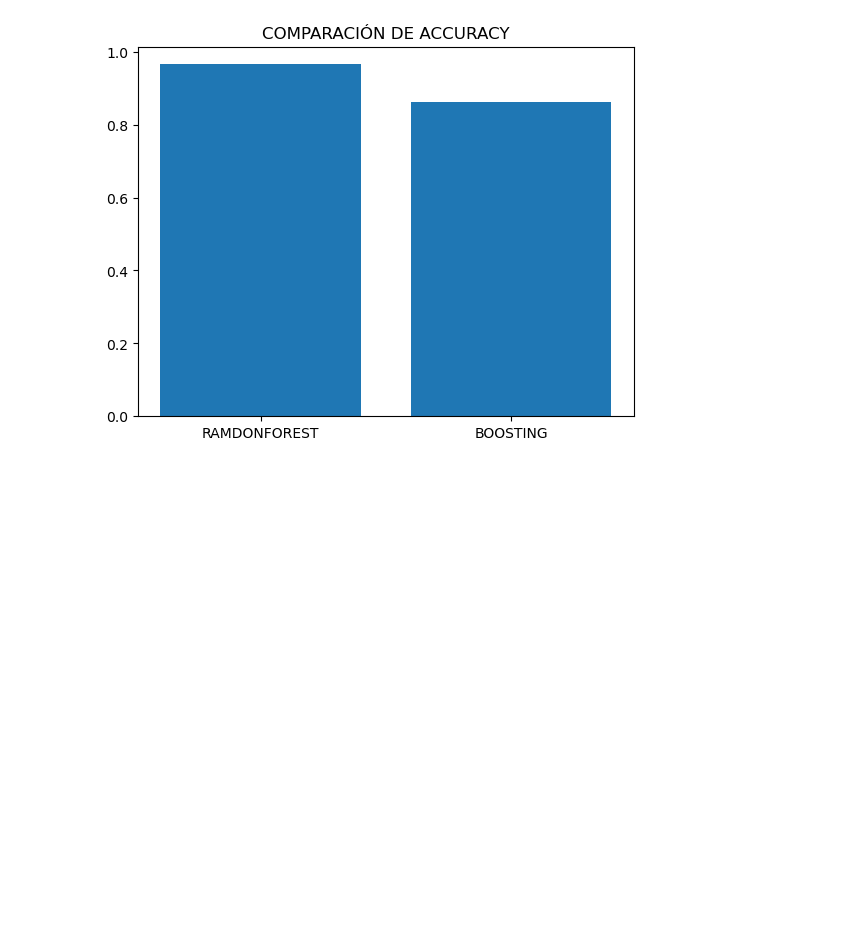
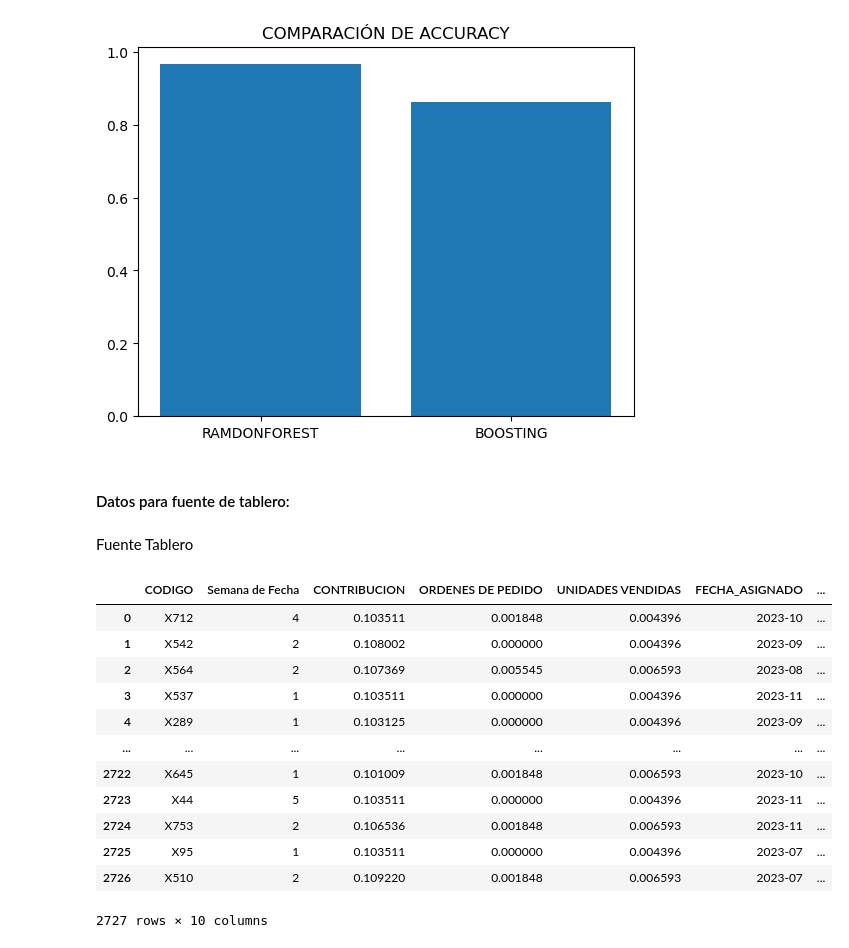
Before and after one commit to christiansakerb/AWS_Random_Forest_Matriz_Boston, a Jupyter notebook: DS_Project.ipynb, the cells around one changed output. Saved outputs shown, nothing was run; the diff lists cells and outputs as text; code cells hidden in the pictures; blank space fills up the shorter version.

Commit message:
Ajustes finales con fuente para tablero

```diff
--- a/DS_Project.ipynb
+++ b/DS_Project.ipynb
@@ -311,7 +311,14 @@ def organizar_predicciones(model,x_test):
                      y.columns[columna])
 
     plt.show()
-organizar_predicciones(model,X_test)
+
+    for columna in diccionario_df.keys():
+        df_original[columna] = df_original[columna].apply(lambda x: 1 if x > 0.5 else 0)
+
+    df_original = df_original.iloc[:,4:]
+    return df_original
+
+resultados = organizar_predicciones(model,X_test)
 # %% [output]
 [figure]
 # %%
@@ -339,3 +346,54 @@ plt.title('COMPARACIÓN DE ACCURACY')
 # %% [output]
 Text(0.5, 1.0, 'COMPARACIÓN DE ACCURACY')
 [figure]
+# %% [markdown]
+#### Datos para fuente de tablero:
+# %%
+resultados['TOTAL'] = resultados['CALIFICACION_IMAGENy_pred'] + resultados['CALIFICACION_INTERROGANTEy_pred'] + resultados['CALIFICACION_PROTECTORy_pred'] + resultados['CALIFICACION_ESTRELLAy_pred']
+
+# Asegurar que solo haya un '1' en cada fila
+for col in ['CALIFICACION_IMAGENy_pred', 'CALIFICACION_INTERROGANTEy_pred', 'CALIFICACION_PROTECTORy_pred', 'CALIFICACION_ESTRELLAy_pred']:
+    resultados[col] = resultados.apply(lambda x: 1 if x['TOTAL'] == 1 and x[col] == 1 else 0, axis=1)
+
+# Puedes eliminar la columna TOTAL si ya no la necesitas
+resultados.drop(columns='TOTAL', inplace=True)
+resultados['TOTAL'] = resultados['CALIFICACION_IMAGENy_pred'] + resultados['CALIFICACION_INTERROGANTEy_pred'] + resultados['CALIFICACION_PROTECTORy_pred'] + resultados['CALIFICACION_ESTRELLAy_pred']
+resultados['CALIFICACION_INTERROGANTEy_pred'] = resultados.apply(lambda x: 1 if x['TOTAL'] == 0 else x['CALIFICACION_INTERROGANTEy_pred'], axis=1)
+resultados.drop(columns='TOTAL', inplace=True)
+# %%
+resultado_from_dummies = pd.from_dummies(resultados)
+resultado_from_dummies = resultado_from_dummies.rename(columns={'':'CUADRANTE_NUEVO'})
+resultado_from_dummies['CUADRANTE_NUEVO'] = resultado_from_dummies['CUADRANTE_NUEVO'].str.replace('CALIFICACION_', '').str.replace('y_pred', '')
+# %%
+X_test_fechas = X_test.loc[:,'FECHA ASIGNADO_2023-08':'FECHA ASIGNADO_2023-11']
+X_test_fechas['FECHA ASIGNADO_2023-07'] = (X_test_fechas == 0).all(axis=1).astype(int)
+X_test_fechas = pd.from_dummies(X_test_fechas).rename(columns={'':'FECHA_ASIGNADO'})
+X_test_fechas['FECHA_ASIGNADO'] = X_test_fechas['FECHA_ASIGNADO'].str.replace('FECHA ASIGNADO_', '')
+X_test_fechas['FECHA_ASIGNADO']= pd.to_datetime(X_test_fechas['FECHA_ASIGNADO'])
+X_test_fechas['FECHA_MES_ANTERIOR'] = X_test_fechas['FECHA_ASIGNADO'] - pd.DateOffset(months=1)
+X_test_fechas['FECHA_ASIGNADO'] = X_test_fechas['FECHA_ASIGNADO'].dt.strftime('%Y-%m')
+X_test_fechas['FECHA_MES_ANTERIOR'] = X_test_fechas['FECHA_MES_ANTERIOR'].dt.strftime('%Y-%m')
+# %% [markdown]
+
+Fuente Tablero
+# %%
+X_test_datos_venta  =X_test[['Semana de Fecha','CONTRIBUCION','ORDENES DE PEDIDO', 'UNIDADES VENDIDAS']]
+
+union_data_frames = pd.concat([X_test_datos_venta,X_test_fechas,resultado_from_dummies],axis=1).reset_index()
+union_data_frames = union_data_frames.merge(Clasificacion[['FECHA ASIGNADO','CODIGO','CALIFICACION']],how='left',left_on=['CODIGO','FECHA_ASIGNADO'],
+                        right_on=['CODIGO','FECHA ASIGNADO'])
+union_data_frames
+# %% [output]
+|  | CODIGO | Semana de Fecha | CONTRIBUCION | ORDENES DE PEDIDO | UNIDADES VENDIDAS | FECHA_ASIGNADO | ... |
+| 0 | X712 | 4 | 0.103511 | 0.001848 | 0.004396 | 2023-10 | ... |
+| 1 | X542 | 2 | 0.108002 | 0.000000 | 0.004396 | 2023-09 | ... |
+| 2 | X564 | 2 | 0.107369 | 0.005545 | 0.006593 | 2023-08 | ... |
+| 3 | X537 | 1 | 0.103511 | 0.000000 | 0.004396 | 2023-11 | ... |
+| 4 | X289 | 1 | 0.103125 | 0.000000 | 0.004396 | 2023-09 | ... |
+| ... | ... | ... | ... | ... | ... | ... | ... |
+| 2722 | X645 | 1 | 0.101009 | 0.001848 | 0.006593 | 2023-10 | ... |
+| 2723 | X44 | 5 | 0.103511 | 0.000000 | 0.004396 | 2023-11 | ... |
+| 2724 | X753 | 2 | 0.106536 | 0.001848 | 0.006593 | 2023-11 | ... |
+| 2725 | X95 | 1 | 0.103511 | 0.000000 | 0.004396 | 2023-07 | ... |
+| 2726 | X510 | 2 | 0.109220 | 0.001848 | 0.006593 | 2023-07 | ... |
+2727 rows × 10 columns
```
Also changed, not shown: parts of 1 cell of this notebook.
